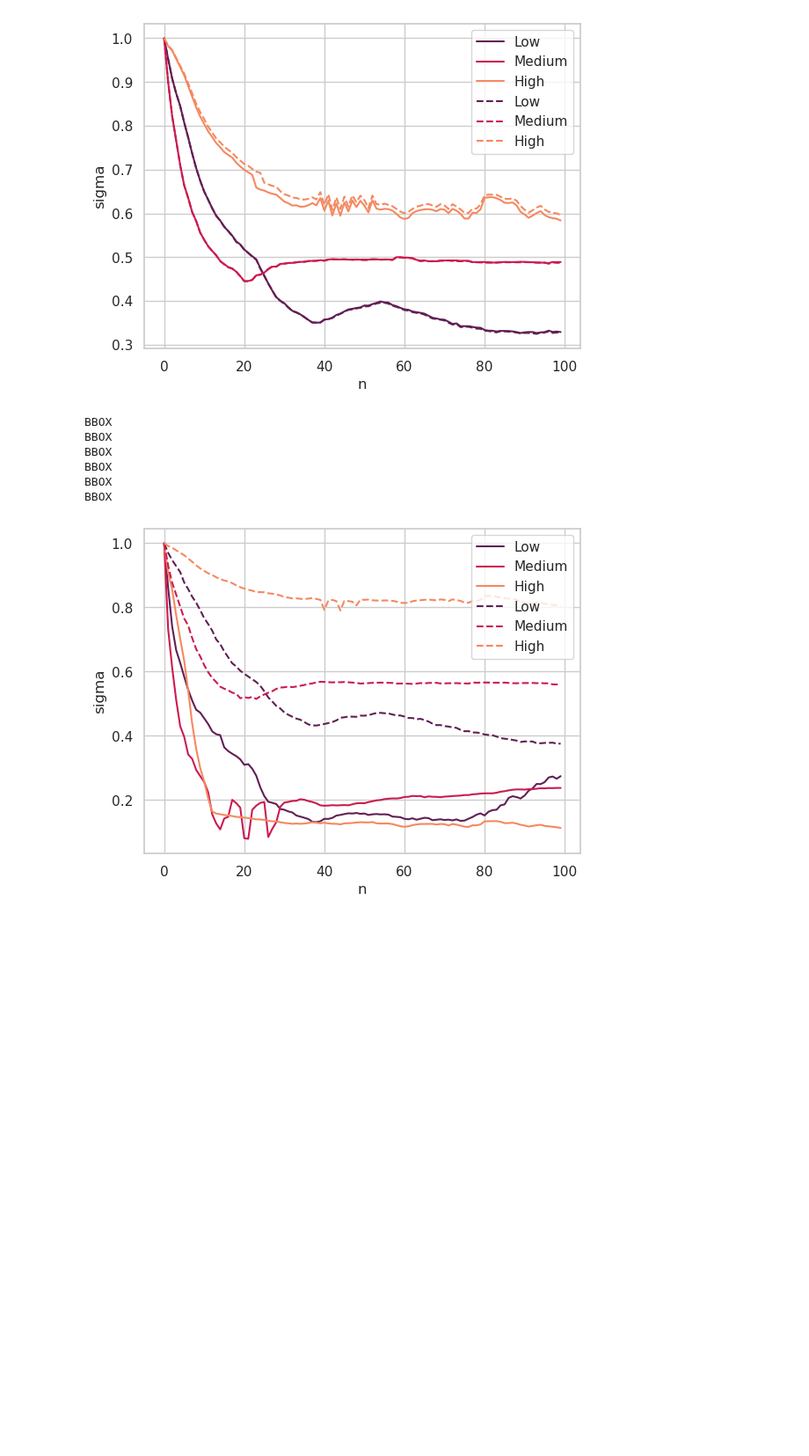
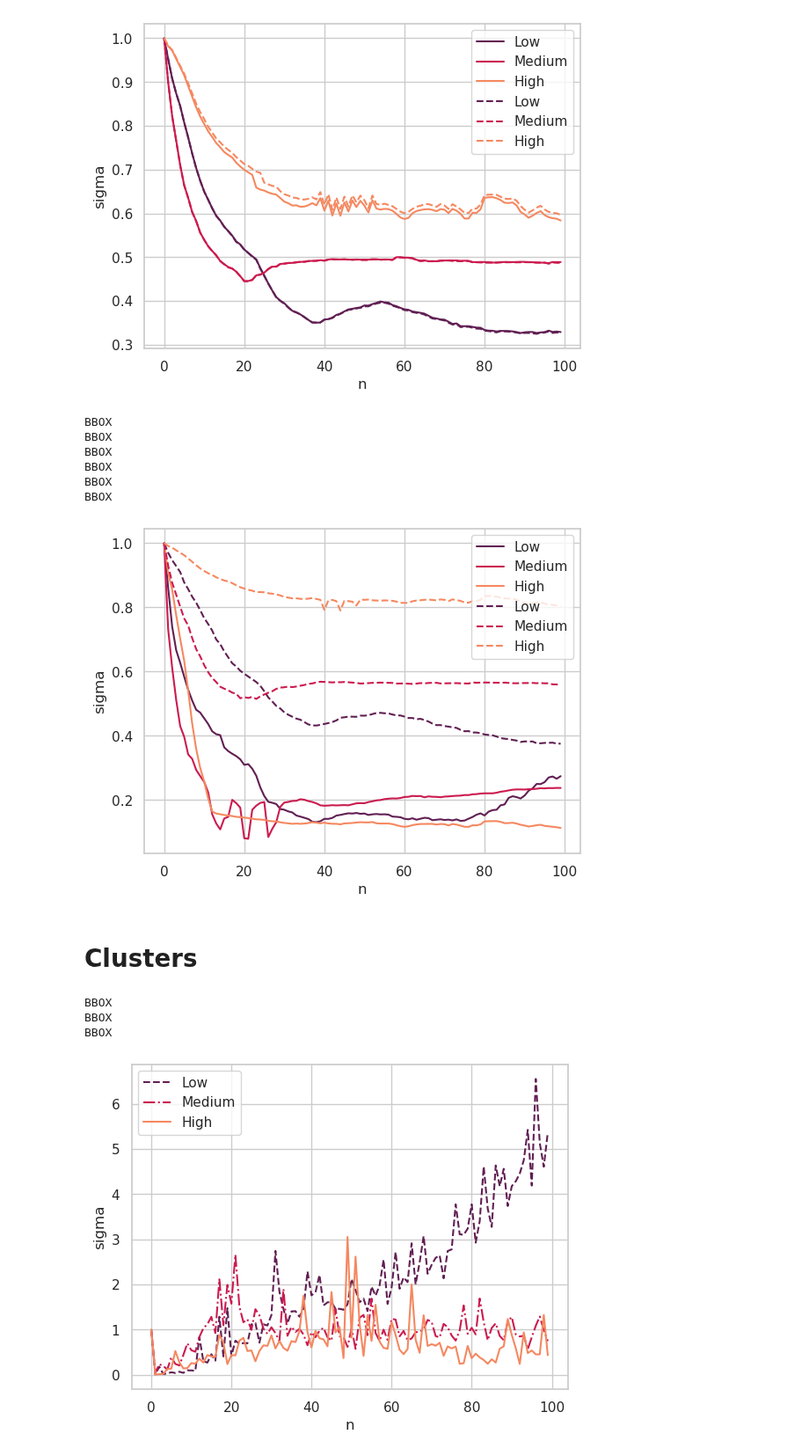
Before and after one commit to FilippoBragato/pqos-correlation, a Jupyter notebook: thesis/correlation_chapter.ipynb, the cells around one changed output. Shown at 88% size. Cells and saved outputs as stored; diff of their text form; code cells hidden in the pictures; blank space fills up the shorter version.

Commit message:
generating plots

```diff
--- a/thesis/correlation_chapter.ipynb
+++ b/thesis/correlation_chapter.ipynb
@@ -258,8 +258,21 @@ BBOX
 BBOX
 BBOX
 [figure]
+# %% [markdown]
+# Clusters
 # %%
+%load_ext autoreload
+%autoreload 2
+
 import numpy as np
+from SELMA_utils import *
+from selmaPointCloud import *
+from voxels import *
+import json
+import open3d as o3d
+from matplotlib import pyplot as plt
+import tikzplotlib
+import seaborn as sns
 
 def align_on_map(pc, bboxes, sensor_data, id):
     pc = np.hstack([pc, np.ones((pc.shape[0], 1))])
@@ -284,7 +297,7 @@ def align_on_map(pc, bboxes, sensor_data, id):
     pc = np.array(pc[:,:3])+ np.array(sensor_vector)[0]
     return pc
 
-def find_kmeans_correlation(root:str, town:Town, traffic:Traffic, id:int, weather:Weather, time:Time, sensor:Sensor, t:int, n:int, voxel_size:float, crop_street:bool, weigthed=False):
+def find_kmeans_correlation(root:str, town:Town, traffic:Traffic, id:int, weather:Weather, time:Time, sensor:Sensor, t:int, n:int, n_clusters:float, crop_street:bool):
     cs = [1]
     file_path    = get_filepath(root, town, traffic, id, weather, time, sensor)
     bb_file_path = get_filepath(root, town, traffic, id, weather, time, Sensor.BB)
@@ -307,27 +320,32 @@ def find_kmeans_correlation(root:str, town:Town, traffic:Traffic, id:int, weathe
         pointcloud, ground_truth = open_measurement_sample_TLC(file_path, timestep)
         pointcloud = align_on_map(pointcloud, bboxes, sensor_data, id)
         spc_ti = SelmaPointCloud(pointcloud, ground_truth)
-        correlation = spc_t.compare_using_clusters(spc_ti, 20, mode=selmaPointCloud.NO, crop_street=crop_street, return_mse=True)
+        correlation = spc_t.compare_using_clusters(spc_ti, n_clusters, mode=selmaPointCloud.NO, crop_street=crop_street, return_mse=True)
         cs.append(correlation)
     return cs
 # %%
 starting_index = 1000
 length = 100
-b = find_kmeans_correlation("/home/filo/SELMA_utils/archives", Town.T1, Traffic.Low, 0, Weather.Clear, Time.Sunset, Sensor.LT,starting_index, length)
-c = find_kmeans_correlation("/home/filo/SELMA_utils/archives", Town.T1, Traffic.Medium, 0, Weather.Clear, Time.Sunset, Sensor.LT,starting_index, length)
-d = find_kmeans_correlation("/home/filo/SELMA_utils/archives", Town.T1, Traffic.High, 0, Weather.Clear, Time.Sunset, Sensor.LT,starting_index, length)
+b = find_kmeans_correlation("/home/filo/SELMA_utils/archives", Town.T1, Traffic.Low, 0, Weather.Clear, Time.Sunset, Sensor.LT,starting_index, length,5,True)
+c = find_kmeans_correlation("/home/filo/SELMA_utils/archives", Town.T1, Traffic.Medium, 0, Weather.Clear, Time.Sunset, Sensor.LT,starting_index, length,5,True)
+d = find_kmeans_correlation("/home/filo/SELMA_utils/archives", Town.T1, Traffic.High, 0, Weather.Clear, Time.Sunset, Sensor.LT,starting_index, length,5,True)
 x = np.arange(0, length)
 # plot a,b,c,d in the same plot using seaborn
 # use different colors and markers
 # add a legend
 palette = sns.color_palette("rocket", n_colors=3)
 sns.set_theme(style="whitegrid")
 plt.tick_params(axis='both', which='both', top=False, right=False)
 plt.plot(x, b, label="Low", linestyle='--', color=palette[0])
 plt.plot(x, c, label="Medium", linestyle='-.', color=palette[1])
 plt.plot(x, d, label="High", color=palette[2])
 plt.xlabel("n")
 plt.ylabel("sigma")
 plt.legend()
 tikzplotlib.save("kmeans.tex")
 plt.show()
+# %% [output]
+BBOX
+BBOX
+BBOX
+[figure, added]
```
Also changed, not shown: 2 other files.
